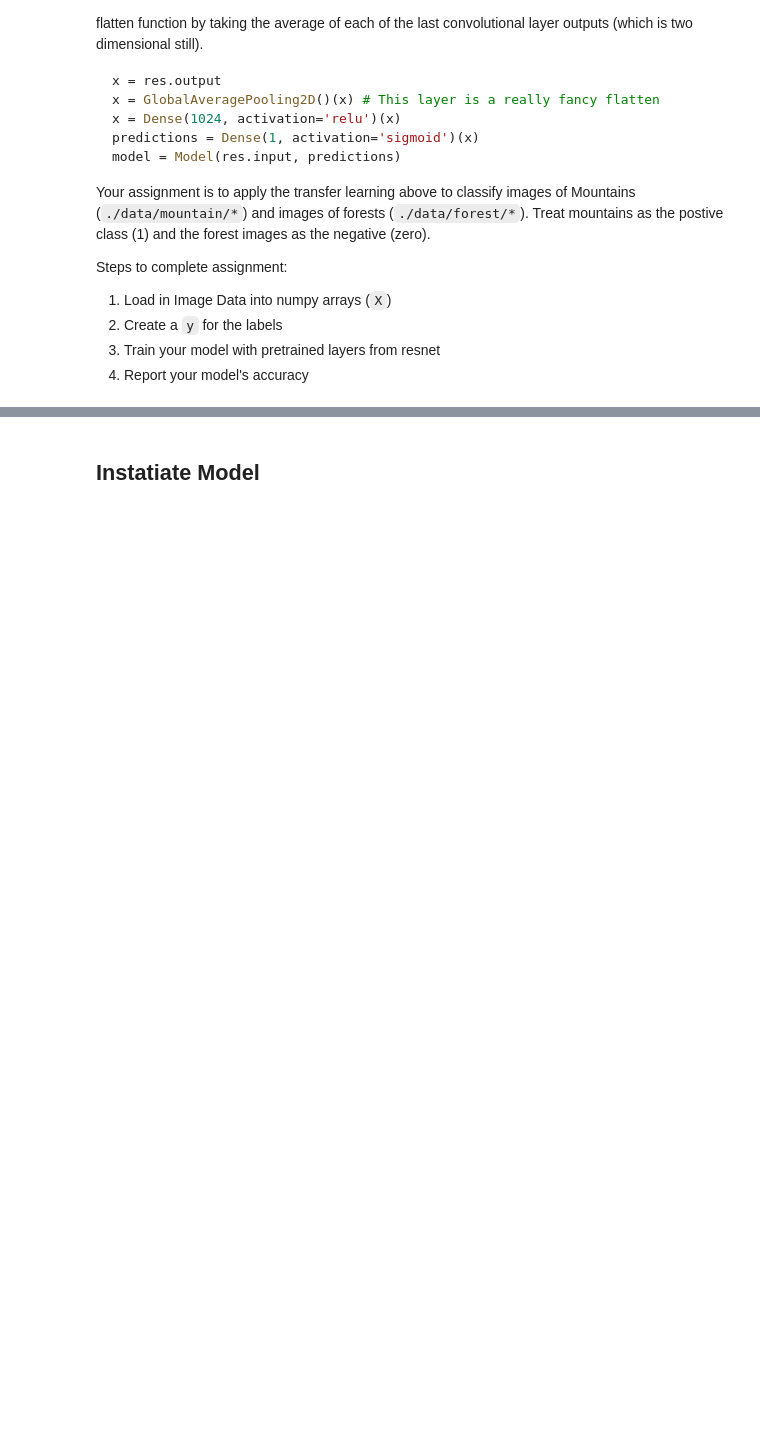
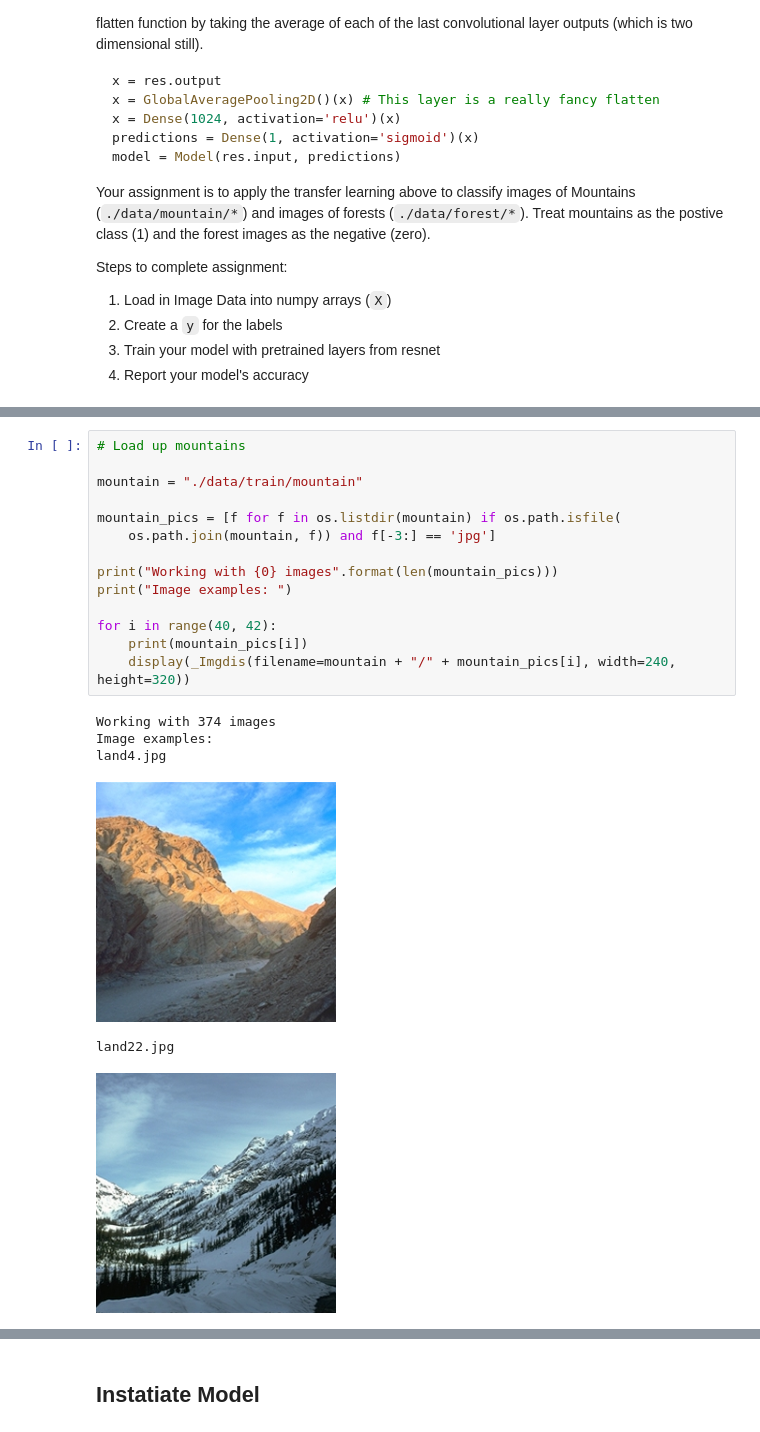
Before and after one commit to bloominstituteoftechnology/DS-Unit-4-Sprint-3-Deep-Learning, a Jupyter notebook: module2-convolutional-neural-networks/LS_DS_432_Convolution_Neural_Networks_Assignment.ipynb, the cells around one changed output, grey strips where cells are left out. Saved outputs shown, nothing was run; the diff lists cells and outputs as text; blank space fills up the shorter version.

```diff
--- a/module2-convolutional-neural-networks/LS_DS_432_Convolution_Neural_Networks_Assignment.ipynb
+++ b/module2-convolutional-neural-networks/LS_DS_432_Convolution_Neural_Networks_Assignment.ipynb
@@ -72,0 +110,21 @@ Check out out [`skimage`](https://scikit-image.org/) for useful functions relate
+# %%
+# Load up mountains
+
+mountain = "./data/train/mountain"
+
+mountain_pics = [f for f in os.listdir(mountain) if os.path.isfile(
+    os.path.join(mountain, f)) and f[-3:] == 'jpg']
+
+print("Working with {0} images".format(len(mountain_pics)))
+print("Image examples: ")
+
+for i in range(40, 42):
+    print(mountain_pics[i])
+    display(_Imgdis(filename=mountain + "/" + mountain_pics[i], width=240, height=320))
+# %% [output]
+Working with 374 images
+Image examples:
+land4.jpg
+[figure, added]
+land22.jpg
+[figure, added]
```
Also changed, not shown: parts of 25 cells of this notebook.
